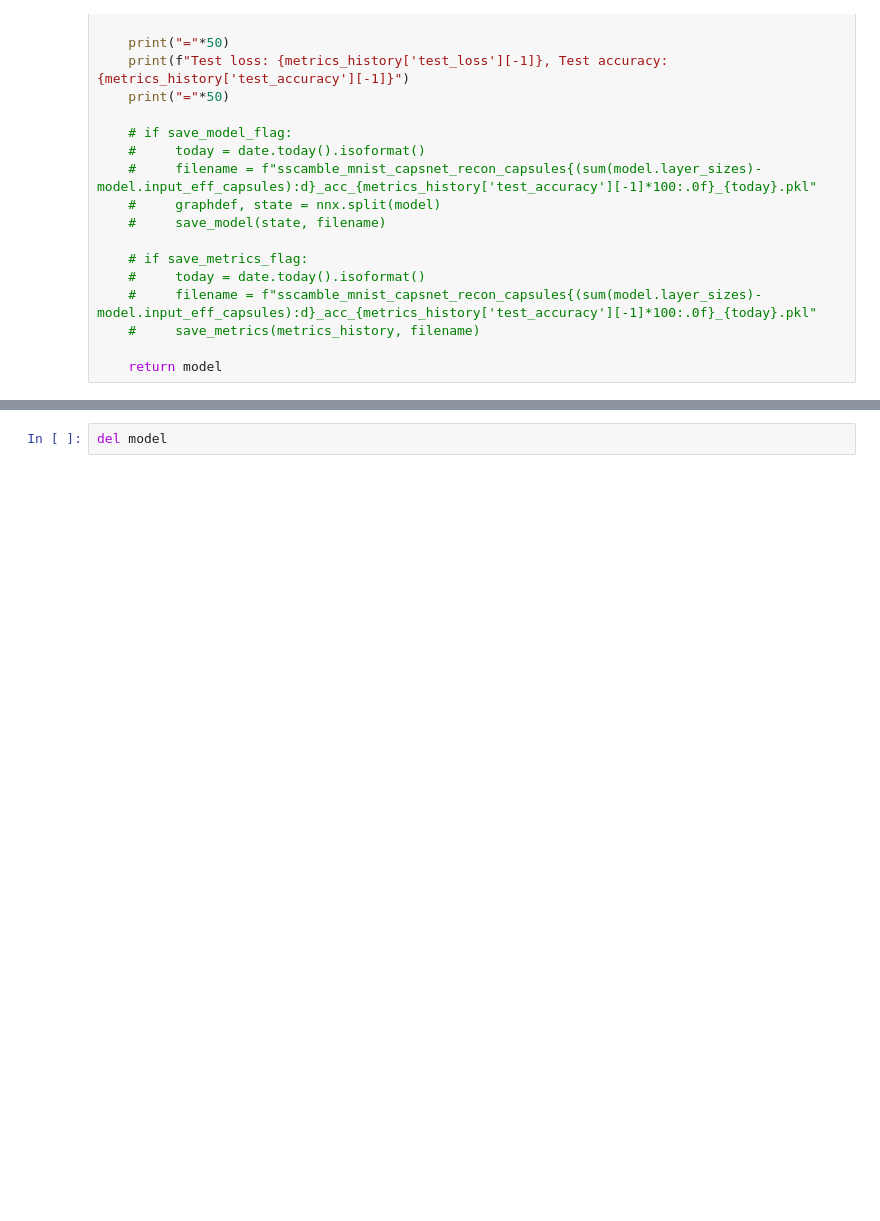
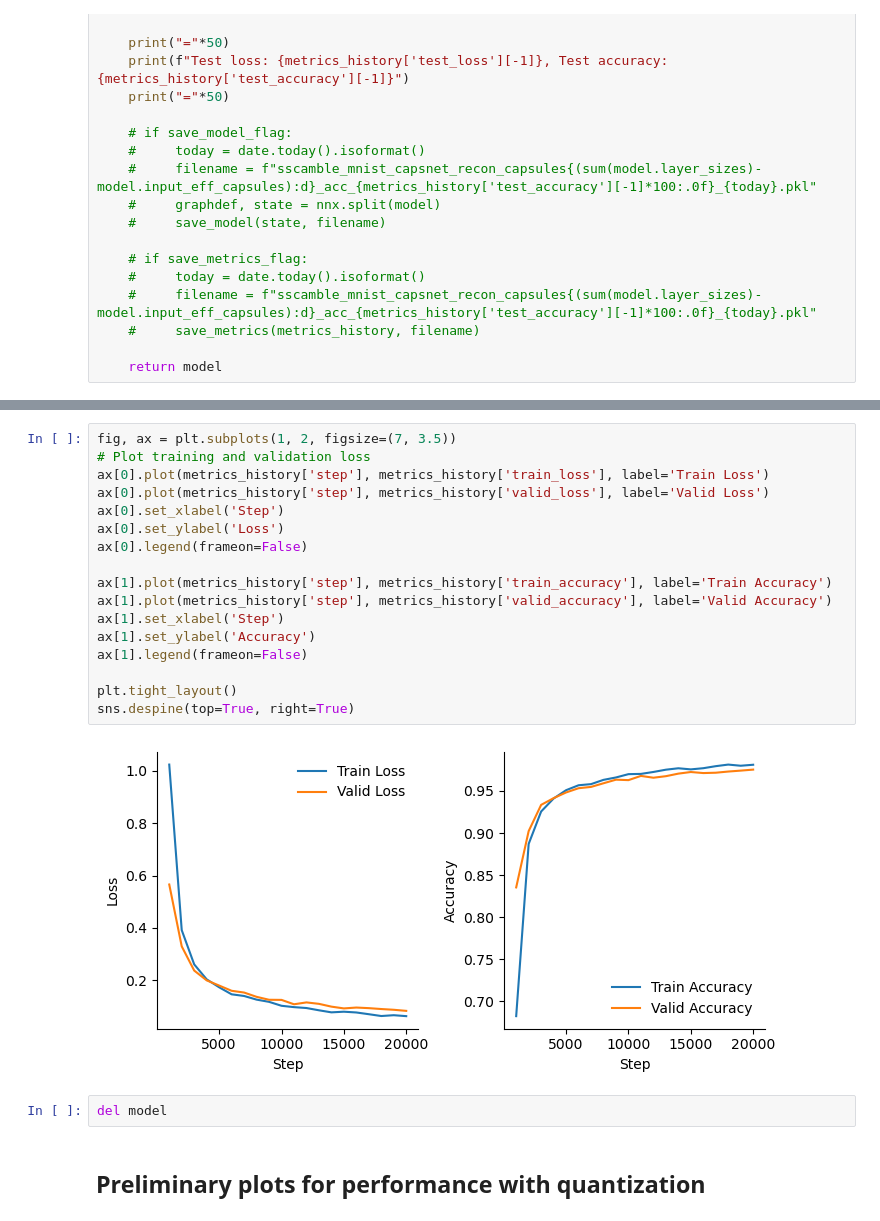
Before and after one commit to Integrated-Systems-Neuroengineering/scrramble, a Jupyter notebook: Notebooks/partial_sums_notebook.ipynb, the cells around one changed output, grey strips where cells are left out. Drawn from its saved outputs; the diff is of its cells as text; blank space fills up the shorter version.

Commit message:
partial sums model up, plot on local m/c

```diff
--- a/Notebooks/partial_sums_notebook.ipynb
+++ b/Notebooks/partial_sums_notebook.ipynb
@@ -392,6 +392,27 @@ Test loss: 0.04903031140565872, Test accuracy: 0.9842748641967773
 ==================================================
+# %%
+fig, ax = plt.subplots(1, 2, figsize=(7, 3.5))
+# Plot training and validation loss
+ax[0].plot(metrics_history['step'], metrics_history['train_loss'], label='Train Loss')
+ax[0].plot(metrics_history['step'], metrics_history['valid_loss'], label='Valid Loss')
+ax[0].set_xlabel('Step')
+ax[0].set_ylabel('Loss')
+ax[0].legend(frameon=False)
+
+ax[1].plot(metrics_history['step'], metrics_history['train_accuracy'], label='Train Accuracy')
+ax[1].plot(metrics_history['step'], metrics_history['valid_accuracy'], label='Valid Accuracy')
+ax[1].set_xlabel('Step')
+ax[1].set_ylabel('Accuracy')
+ax[1].legend(frameon=False)
+
+plt.tight_layout()
+sns.despine(top=True, right=True)
+# %% [output]
+[figure, added]
 # %%
 del model
+# %% [markdown]
+## Preliminary plots for performance with quantization
 # %%
 graphdef, trained_state = nnx.split(trained_model)
 
```
Also changed, not shown: parts of 5 cells of this notebook, 5 other files.
